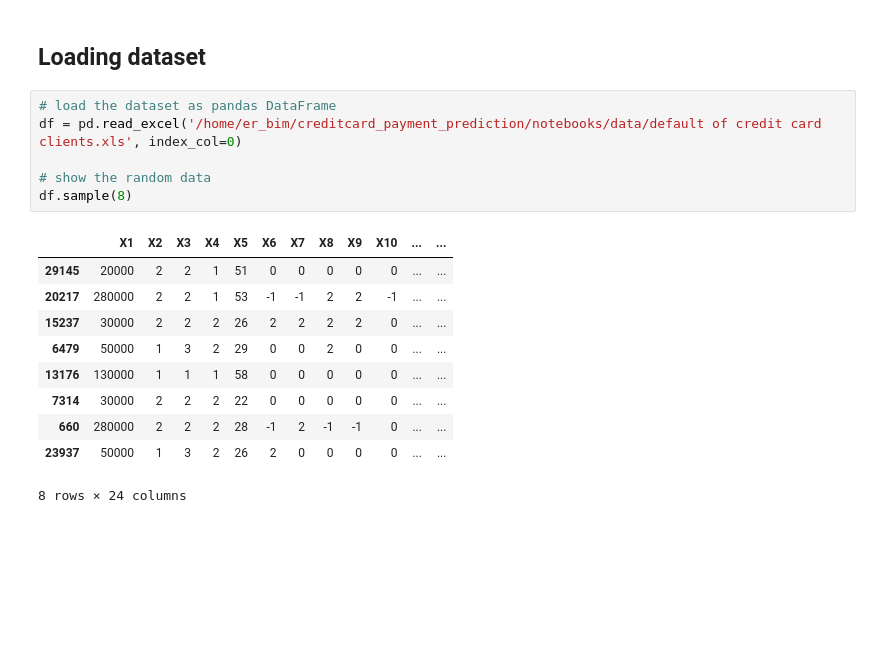
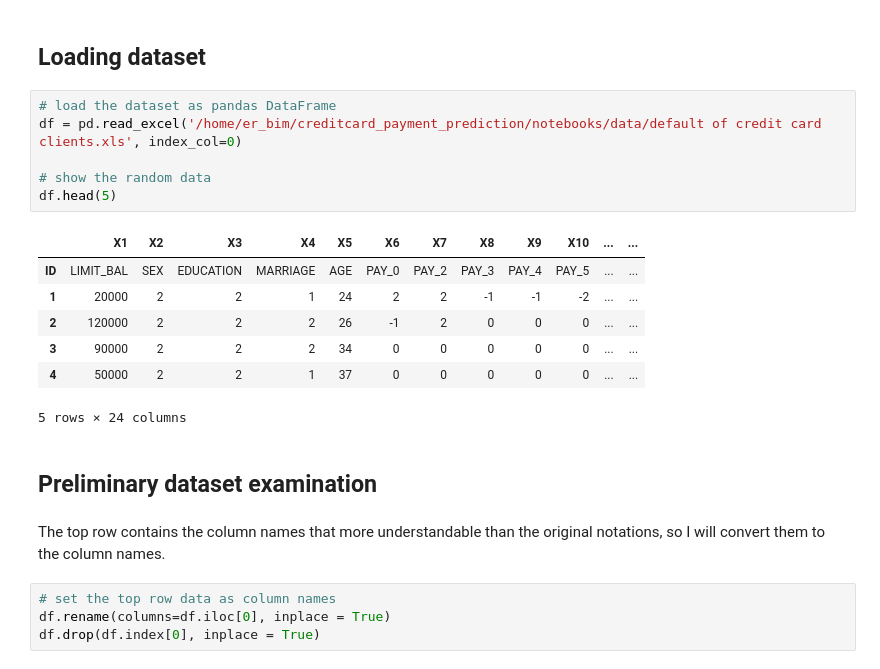
Before and after one commit to anggoro-bimo/creditcard_payment_prediction, a Jupyter notebook: notebooks/1. data_examination.ipynb, the cells around one changed output. Drawn from its saved outputs; the diff is of its cells as text; blank space fills up the shorter version.

```diff
--- a/notebooks/1. data_examination.ipynb
+++ b/notebooks/1. data_examination.ipynb
@@ -27,17 +27,22 @@ warnings.filterwarnings('ignore')
 # %%
 # load the dataset as pandas DataFrame
 df = pd.read_excel('/home/er_bim/creditcard_payment_prediction/notebooks/data/default of credit card clients.xls', index_col=0)
 
 # show the random data
-df.sample(8)
+df.head(5)
 # %% [output]
 |  | X1 | X2 | X3 | X4 | X5 | X6 | X7 | X8 | X9 | X10 | ... | ... |
-| 29145 | 20000 | 2 | 2 | 1 | 51 | 0 | 0 | 0 | 0 | 0 | ... | ... |
-| 20217 | 280000 | 2 | 2 | 1 | 53 | -1 | -1 | 2 | 2 | -1 | ... | ... |
-| 15237 | 30000 | 2 | 2 | 2 | 26 | 2 | 2 | 2 | 2 | 0 | ... | ... |
-| 6479 | 50000 | 1 | 3 | 2 | 29 | 0 | 0 | 2 | 0 | 0 | ... | ... |
-| 13176 | 130000 | 1 | 1 | 1 | 58 | 0 | 0 | 0 | 0 | 0 | ... | ... |
-| 7314 | 30000 | 2 | 2 | 2 | 22 | 0 | 0 | 0 | 0 | 0 | ... | ... |
-| 660 | 280000 | 2 | 2 | 2 | 28 | -1 | 2 | -1 | -1 | 0 | ... | ... |
-| 23937 | 50000 | 1 | 3 | 2 | 26 | 2 | 0 | 0 | 0 | 0 | ... | ... |
+| ID | LIMIT_BAL | SEX | EDUCATION | MARRIAGE | AGE | PAY_0 | PAY_2 | PAY_3 | PAY_4 | PAY_5 | ... | ... |
+| 1 | 20000 | 2 | 2 | 1 | 24 | 2 | 2 | -1 | -1 | -2 | ... | ... |
+| 2 | 120000 | 2 | 2 | 2 | 26 | -1 | 2 | 0 | 0 | 0 | ... | ... |
+| 3 | 90000 | 2 | 2 | 2 | 34 | 0 | 0 | 0 | 0 | 0 | ... | ... |
+| 4 | 50000 | 2 | 2 | 1 | 37 | 0 | 0 | 0 | 0 | 0 | ... | ... |
-8 rows × 24 columns
+5 rows × 24 columns
+# %% [markdown]
+## Preliminary dataset examination
+# %% [markdown]
+The top row contains the column names that more understandable than the original notations, so I will convert them to the column names.
+# %%
+# set the top row data as column names
+df.rename(columns=df.iloc[0], inplace = True)
+df.drop(df.index[0], inplace = True)
```
Also changed, not shown: parts of 93 cells of this notebook, 1 other file.
